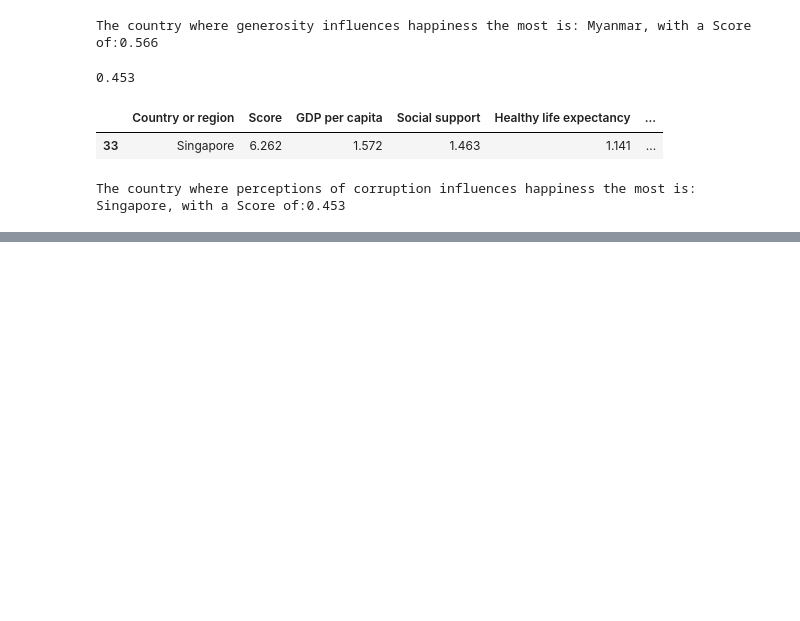
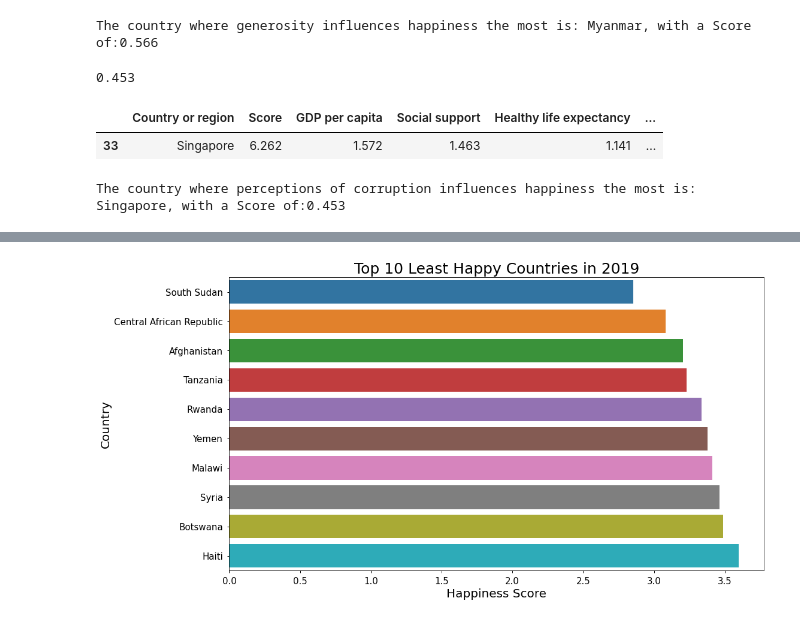
Before and after one commit to CristinaCod/World_Happiness_Report, a Jupyter notebook: 2019data.ipynb, the cells around one changed output, grey strips where cells are left out. Cells and saved outputs as stored; diff of their text form; code cells hidden in the pictures; blank space fills up the shorter version.

```diff
--- a/2019data.ipynb
+++ b/2019data.ipynb
@@ -145,3 +178,7 @@ max
 print(f"The country where perceptions of corruption influences happiness the most is: {(max['Country or region']).to_string(index=False)}, with a Score of:{max_value}")
 # %% [output]
 The country where perceptions of corruption influences happiness the most is: Singapore, with a Score of:0.453
+# %%
+table2 = country_score_avg.sort_values(by = 'Score', ascending = True).head(10)
+
+table2
@@ -147,0 +197,11 @@ The country where perceptions of corruption influences happiness the most is: Si
+# %%
+plt.figure(figsize = (16, 9))
+sns.barplot(y = table2['Country or region'], x = table2['Score'])
+
+plt.title("Top 10 Least Happy Countries in 2019", fontsize = 25)
+plt.xlabel("Happiness Score", fontsize = 20)
+plt.ylabel("Country", fontsize = 20)
+plt.xticks(fontsize = 15)
+plt.yticks(fontsize = 15);
+# %% [output]
+[figure, added]
```
Also changed, not shown: parts of 6 cells of this notebook.
